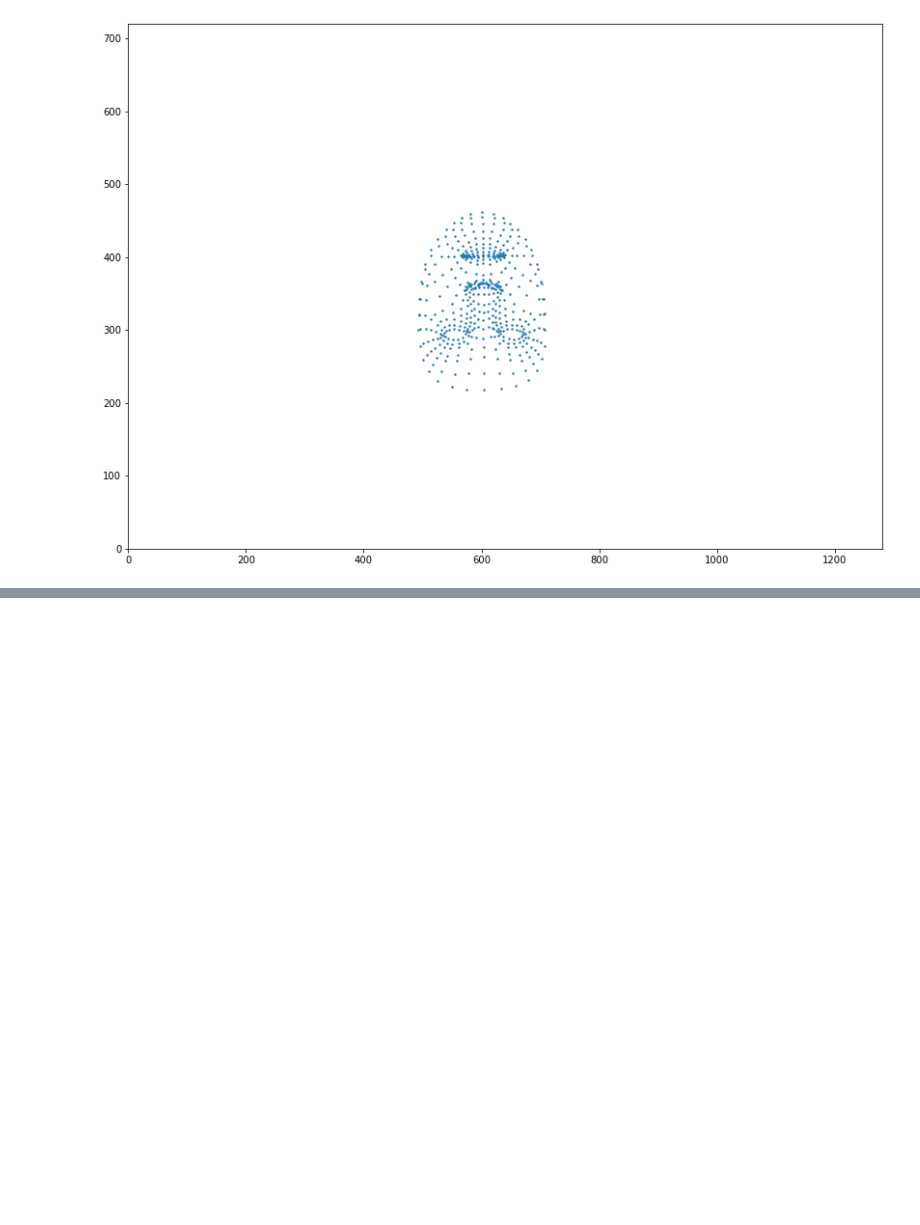
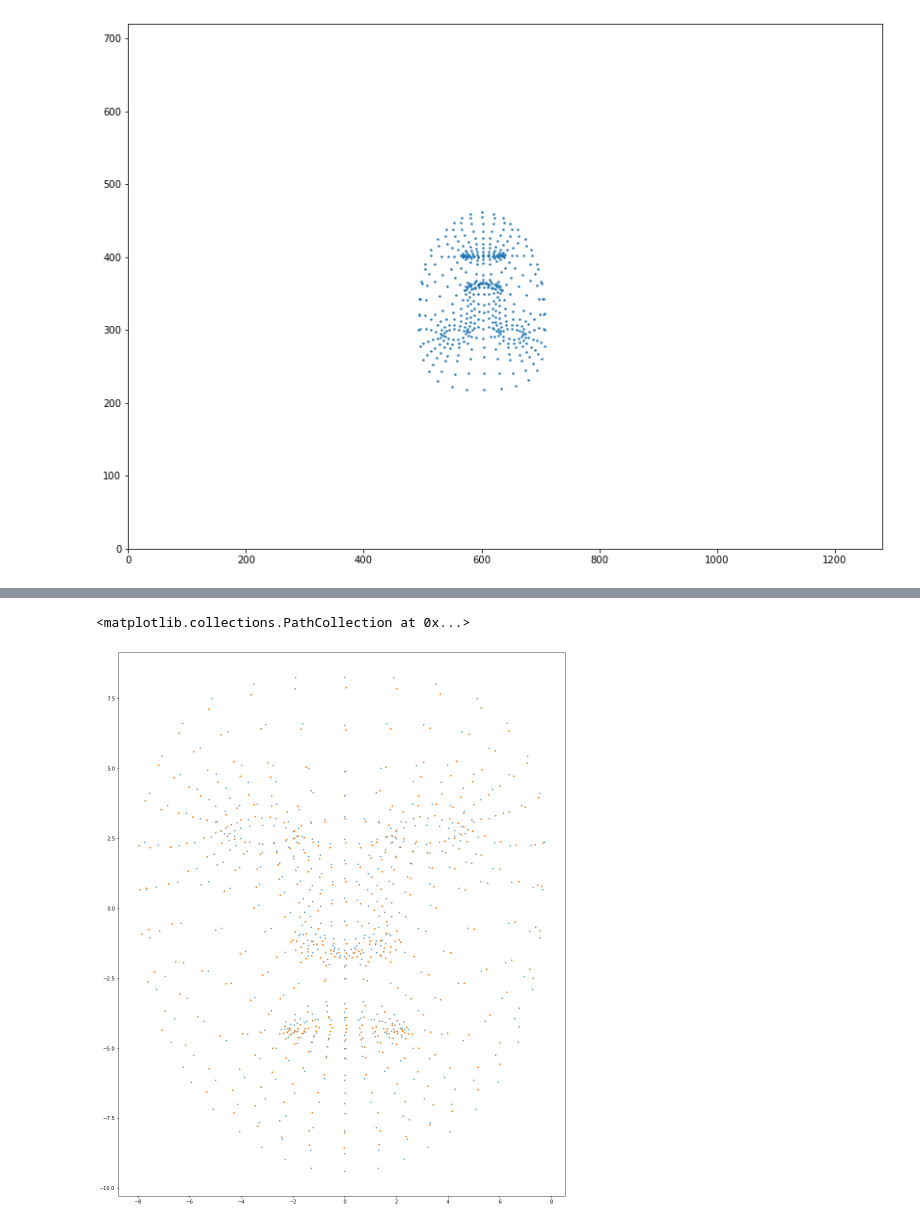
Before and after one commit to Rassibassi/mediapipeFacegeometryPython, a Jupyter notebook: metric_landmarks_to_world_model.ipynb, the cells around one changed output, grey strips where cells are left out. Cells and saved outputs as stored; diff of their text form; code cells hidden in the pictures; blank space fills up the shorter version.

```diff
--- a/metric_landmarks_to_world_model.ipynb
+++ b/metric_landmarks_to_world_model.ipynb
@@ -67,0 +50,8 @@ ax.view_init(elev=15., azim=45.)
+# %%
+fig, ax = plt.subplots(1, figsize=(16, 20))
+
+ax.scatter(canonical_metric_landmarks[0,:], canonical_metric_landmarks[1,:], s=2)
+ax.scatter(metric_landmarks[0,:], metric_landmarks[1,:], s=5)
+# %% [output]
+<matplotlib.collections.PathCollection at 0x...>
+[figure, added]
```
Also changed, not shown: parts of 6 cells of this notebook, 5 other files.
